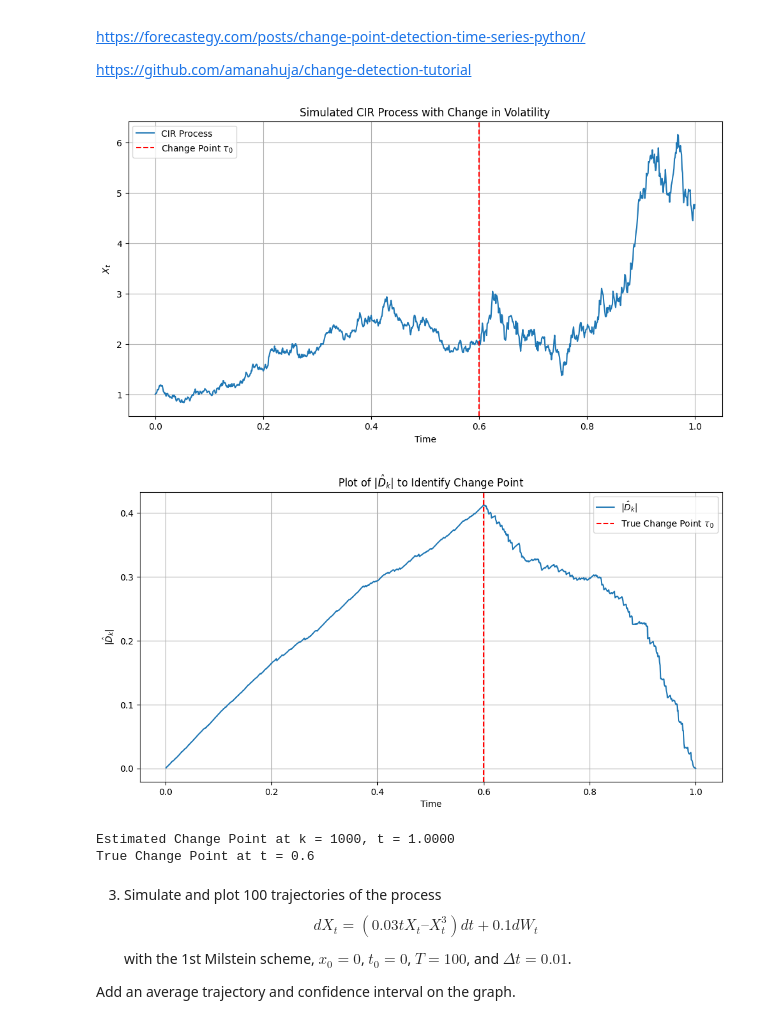
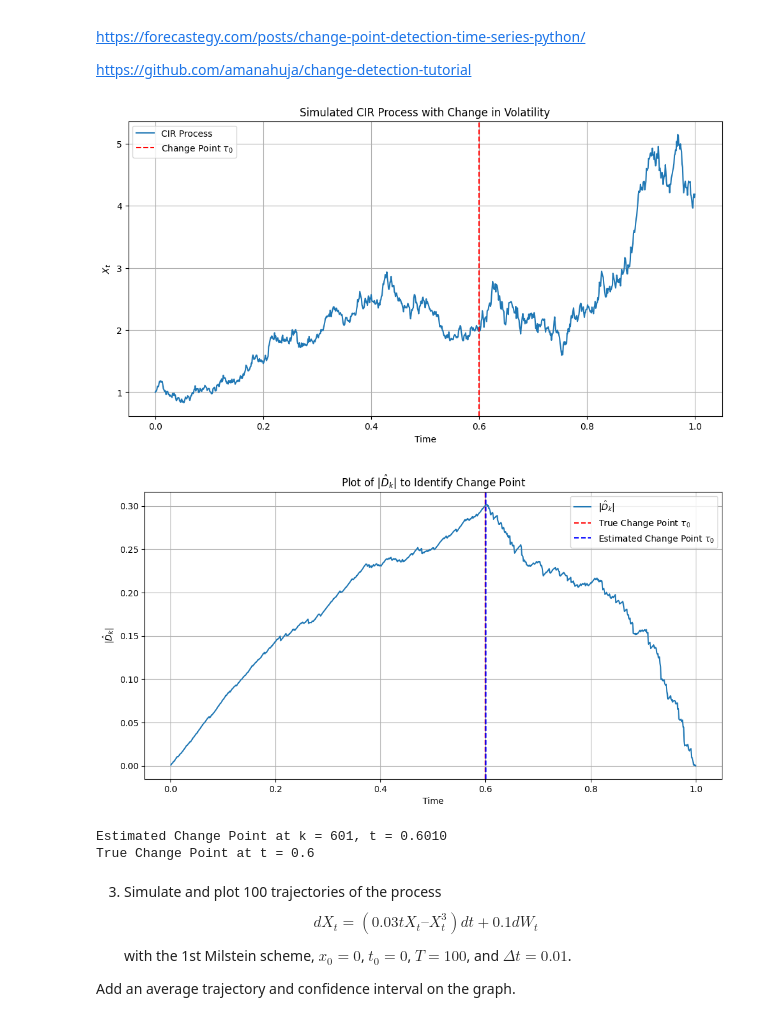
Before and after one commit to vehcamut/SSP_SIRIUS24, a Jupyter notebook: TSD_SSP_exam.ipynb, the cells around one changed output. Saved outputs shown, nothing was run; the diff lists cells and outputs as text; code cells hidden in the pictures.

```diff
--- a/TSD_SSP_exam.ipynb
+++ b/TSD_SSP_exam.ipynb
@@ -98,7 +98,7 @@ dt = 1.0 / n  # Time step size
 t = np.linspace(0, 1, n+1)  # Time grid
 tau_0 = 0.6  # Change point
 theta1 = 1.0  # Theta before change point
-theta2 = 2.0  # Theta after change point
+theta2 = 1.5  # Theta after change point
 
 # Initialize the process
 X = np.zeros(n+1)
@@ -122,7 +122,7 @@ plt.legend()
 plt.grid(True)
 plt.show()
 # %% [output]
-[figure, old version]
+[figure, new version]
 # %%
 # Kernel function (Epanechnikov kernel)
 def K(u):
@@ -147,26 +147,30 @@ S_k = np.cumsum(Z**2)
 S_n = S_k[-1]
 D_k = (np.arange(1, n+1) / n) - (S_k / S_n)
 abs_D_k = np.abs(D_k)
+# %%
+k_hat_0 = np.argmax(abs_D_k) + 1  # +1 because Python is zero-indexed
+t_hat_0 = t[k_hat_0]
 # %%
 plt.figure(figsize=(12, 6))
 plt.plot(t[1:], abs_D_k, label=r'$|\hat{D}_k|$')
 plt.axvline(x=tau_0, color='r', linestyle='--', label=r'True Change Point $\tau_0$')
+plt.axvline(x=t_hat_0, color='b', linestyle='--', label=r'Estimated Change Point $\tau_0$')
 plt.title(r'Plot of $|\hat{D}_k|$ to Identify Change Point')
 plt.xlabel('Time')
 plt.ylabel(r'$|\hat{D}_k|$')
 plt.legend()
 plt.grid(True)
 plt.show()
 # %% [output]
-[figure, old version]
+[figure, new version]
 # %%
-k_hat_0 = np.argmin(abs_D_k) + 1  # +1 because Python is zero-indexed
+k_hat_0 = np.argmax(abs_D_k) + 1  # +1 because Python is zero-indexed
 t_hat_0 = t[k_hat_0]
 
 print(f"Estimated Change Point at k = {k_hat_0}, t = {t_hat_0:.4f}")
 print(f"True Change Point at t = {tau_0}")
 # %% [output]
-Estimated Change Point at k = 1000, t = 1.0000
+Estimated Change Point at k = 601, t = 0.6010
 True Change Point at t = 0.6
 # %% [markdown]
 3. Simulate and plot 100 trajectories of the process
```
